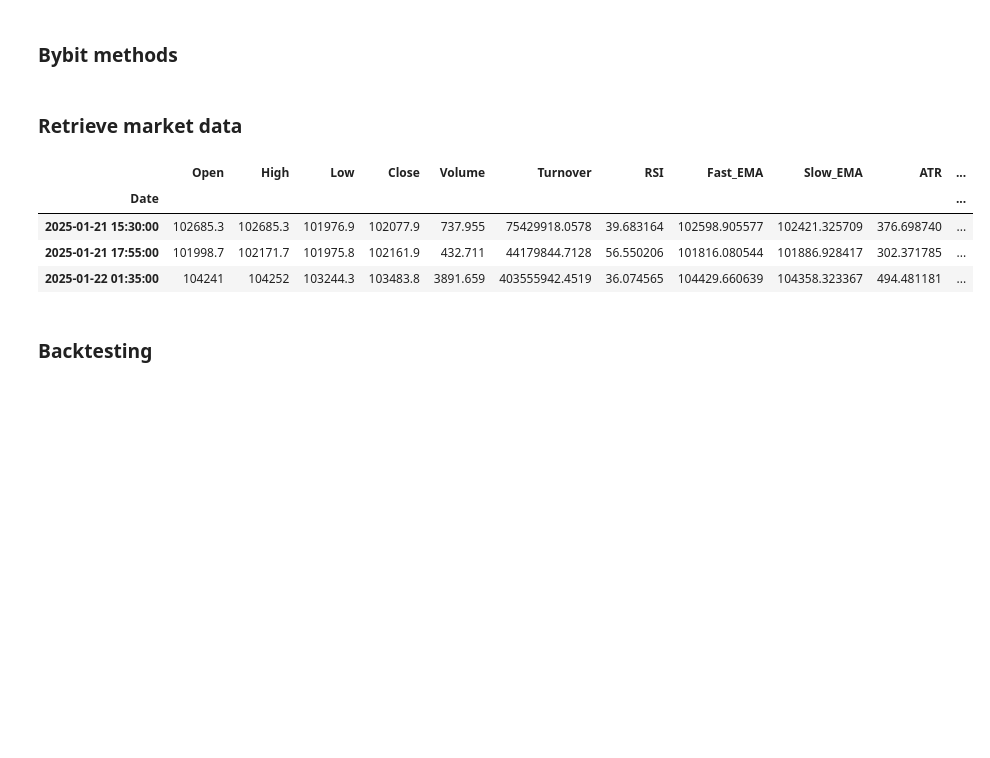
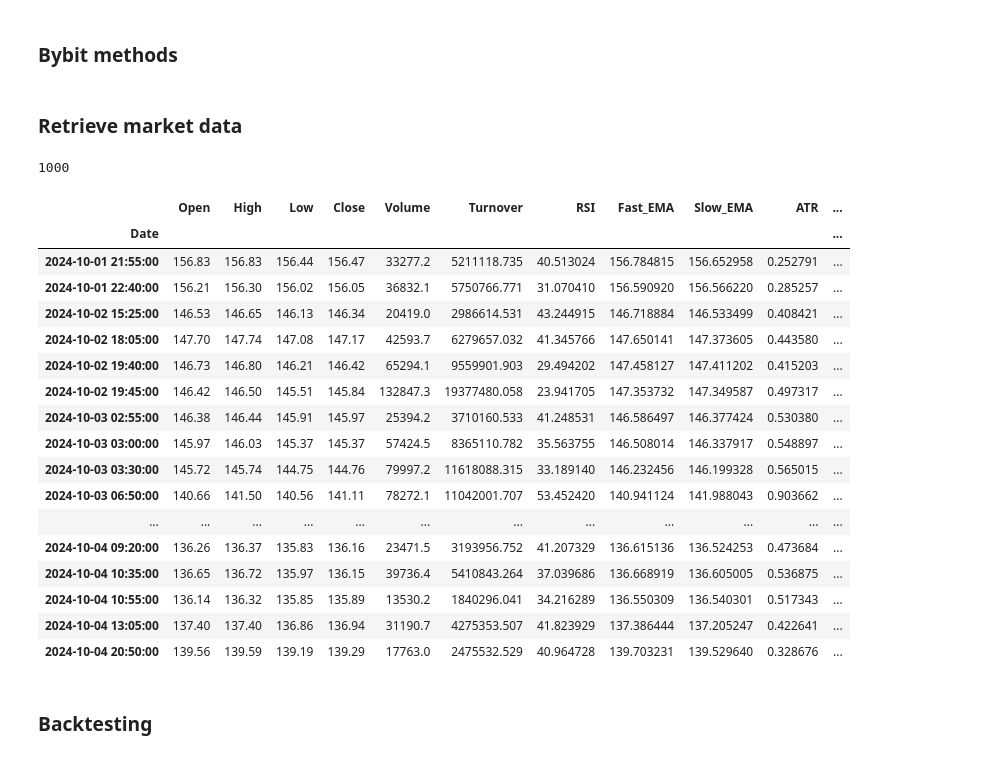
Before and after one commit to jackson0143/BybitTradingBot-Collection, a Jupyter notebook: test.ipynb, the cells around one changed output. Cells and saved outputs as stored; diff of their text form; code cells hidden in the pictures; blank space fills up the shorter version.

```diff
--- a/test.ipynb
+++ b/test.ipynb
@@ -30,7 +30,8 @@ session = HTTP(
 # %% [markdown]
 ### Bybit methods
 # %%
-
+from datetime import datetime
+import time
 def get_account_balance(ticker):
     # Retrieve account balance from Bybit
     response = session.get_wallet_balance(accountType="UNIFIED",coin=ticker)
@@ -45,10 +46,20 @@ def get_account_balance(ticker):
         return None
 
 
-def fetch_market_data(symbol, interval, category):
 
+
+def fetch_market_data(symbol, interval, category, start_date=None, end_date=None ):
+    #setup time parameters
+    if start_date:
+        start_date = int(pd.to_datetime(start_date).timestamp()*1000)
+
+
+    if end_date:
+        end_date = int(pd.to_datetime(end_date).timestamp()*1000)
+    #print(start_ts, end_ts, start_date, end_date)
     #Setup graph
-    data = session.get_kline(symbol=symbol, interval=interval, category = category)
+    data = session.get_kline(symbol=symbol, interval=interval, category = category,limit = 1000, start= start_date
+    )
     df = pd.DataFrame(data['result']['list'])
     df.columns = ['Date', 'Open', 'High', 'Low', 'Close', 'Volume', 'Turnover']
 
@@ -62,8 +73,8 @@ def fetch_market_data(symbol, interval, category):
 
     #add relevant indicators
     df['RSI'] = ta.rsi(df['Close'].astype(float), length = 14)
-    df['Fast_EMA'] = ta.ema(df['Close'].astype(float), length=9)
-    df['Slow_EMA'] = ta.ema(df['Close'].astype(float), length=30)
+    df['Fast_EMA'] = ta.ema(df['Close'].astype(float), length=30)
+    df['Slow_EMA'] = ta.ema(df['Close'].astype(float), length=50)
 
     df['ATR'] = ta.atr(df['High'].astype(float), df['Low'].astype(float),df['Close'].astype(float), length=7)
 
@@ -78,12 +89,15 @@ def fetch_market_data(symbol, interval, category):
 
 
     df['pointpos'] = [
-    float(row['Low']) - 500 if row['TOTAL_SIGNAL'] == 1 else #LONG
-    float(row['High']) + 500 if row['TOTAL_SIGNAL'] == -1 else #SHORT
+    float(row['Low']) - (float(row['High']) - float(row['Low'])) * 0.5 if row['TOTAL_SIGNAL'] == 1 else  # LONG
+    float(row['High']) + (float(row['High']) - float(row['Low'])) * 0.5 if row['TOTAL_SIGNAL'] == -1 else  # SHORT
     None
     for _, row in df.iterrows()
+
 ]
     return df
+
+
 
 
 def ema_signal(df, current_candle, backcandles=6 ):
@@ -115,40 +129,65 @@ def total_signal(df, current_candle, backcandles = 6):
 # %% [markdown]
 ### Retrieve market data
 # %%
-symbol = 'BTCUSDT'
+symbol = 'SOLUSDT'
 interval = '5'
 category = 'linear'
-df = fetch_market_data(symbol,interval, category )
+start_date = '2024-10-01 00:00:00'
+end_date = '2023-02-01 00:00:00'
+
+
+df = fetch_market_data(symbol,interval, category, start_date, None)
+
+
+df[['Open', 'High', 'Low', 'Close', 'Volume']] = df[['Open', 'High', 'Low', 'Close', 'Volume']].apply(pd.to_numeric)
+
+print(len(df))
 display(df[df['TOTAL_SIGNAL']!= 0].tail(30))
 
-
+#display(df.tail(30))
+#print(df.dtypes)
 
 
 fig = go.Figure(data = go.Candlestick(x=df.index,
                                       open = df['Open'],
                                       high = df['High'],
                                       low = df['Low'],
                                       close = df['Close']))
 #fig.update_layout(xaxis_rangeslider_visible=False)
 
 fig.add_trace(go.Scatter(x=df.index, y=df['Fast_EMA'], line=dict(color='blue'), name='Fast EMA (9)'))
 fig.add_trace(go.Scatter(x=df.index, y=df['Slow_EMA'], line=dict(color='red'), name='Slow EMA (21)'))
 
 fig.add_trace(go.Scatter(x=df.index, y=df['BBU_20_2.0'], line=dict(color='green', width = 1), name='Upper Band'))
 fig.add_trace(go.Scatter(x=df.index, y=df['BBL_20_2.0'], line=dict(color='orange', width = 1), name='Lower Band'))
 
 
 fig.add_scatter(x= df.index, y=df['pointpos'], mode='markers', marker=dict(size=5, color = "MediumPurple"), name = "entry")
 fig.update_layout(
     width=1200,
     height=800
 )
+
 fig.show()
 # %% [output]
+1000
 |  | Open | High | Low | Close | Volume | Turnover | RSI | Fast_EMA | Slow_EMA | ATR | ... |
 | Date |  |  |  |  |  |  |  |  |  |  | ... |
-| 2025-01-21 15:30:00 | 102685.3 | 102685.3 | 101976.9 | 102077.9 | 737.955 | 75429918.0578 | 39.683164 | 102598.905577 | 102421.325709 | 376.698740 | ... |
-| 2025-01-21 17:55:00 | 101998.7 | 102171.7 | 101975.8 | 102161.9 | 432.711 | 44179844.7128 | 56.550206 | 101816.080544 | 101886.928417 | 302.371785 | ... |
-| 2025-01-22 01:35:00 | 104241 | 104252 | 103244.3 | 103483.8 | 3891.659 | 403555942.4519 | 36.074565 | 104429.660639 | 104358.323367 | 494.481181 | ... |
+| 2024-10-01 21:55:00 | 156.83 | 156.83 | 156.44 | 156.47 | 33277.2 | 5211118.735 | 40.513024 | 156.784815 | 156.652958 | 0.252791 | ... |
+| 2024-10-01 22:40:00 | 156.21 | 156.30 | 156.02 | 156.05 | 36832.1 | 5750766.771 | 31.070410 | 156.590920 | 156.566220 | 0.285257 | ... |
+| 2024-10-02 15:25:00 | 146.53 | 146.65 | 146.13 | 146.34 | 20419.0 | 2986614.531 | 43.244915 | 146.718884 | 146.533499 | 0.408421 | ... |
+| 2024-10-02 18:05:00 | 147.70 | 147.74 | 147.08 | 147.17 | 42593.7 | 6279657.032 | 41.345766 | 147.650141 | 147.373605 | 0.443580 | ... |
+| 2024-10-02 19:40:00 | 146.73 | 146.80 | 146.21 | 146.42 | 65294.1 | 9559901.903 | 29.494202 | 147.458127 | 147.411202 | 0.415203 | ... |
+| 2024-10-02 19:45:00 | 146.42 | 146.50 | 145.51 | 145.84 | 132847.3 | 19377480.058 | 23.941705 | 147.353732 | 147.349587 | 0.497317 | ... |
+| 2024-10-03 02:55:00 | 146.38 | 146.44 | 145.91 | 145.97 | 25394.2 | 3710160.533 | 41.248531 | 146.586497 | 146.377424 | 0.530380 | ... |
+| 2024-10-03 03:00:00 | 145.97 | 146.03 | 145.37 | 145.37 | 57424.5 | 8365110.782 | 35.563755 | 146.508014 | 146.337917 | 0.548897 | ... |
+| 2024-10-03 03:30:00 | 145.72 | 145.74 | 144.75 | 144.76 | 79997.2 | 11618088.315 | 33.189140 | 146.232456 | 146.199328 | 0.565015 | ... |
+| 2024-10-03 06:50:00 | 140.66 | 141.50 | 140.56 | 141.11 | 78272.1 | 11042001.707 | 53.452420 | 140.941124 | 141.988043 | 0.903662 | ... |
+| ... | ... | ... | ... | ... | ... | ... | ... | ... | ... | ... | ... |
+| 2024-10-04 09:20:00 | 136.26 | 136.37 | 135.83 | 136.16 | 23471.5 | 3193956.752 | 41.207329 | 136.615136 | 136.524253 | 0.473684 | ... |
+| 2024-10-04 10:35:00 | 136.65 | 136.72 | 135.97 | 136.15 | 39736.4 | 5410843.264 | 37.039686 | 136.668919 | 136.605005 | 0.536875 | ... |
+| 2024-10-04 10:55:00 | 136.14 | 136.32 | 135.85 | 135.89 | 13530.2 | 1840296.041 | 34.216289 | 136.550309 | 136.540301 | 0.517343 | ... |
+| 2024-10-04 13:05:00 | 137.40 | 137.40 | 136.86 | 136.94 | 31190.7 | 4275353.507 | 41.823929 | 137.386444 | 137.205247 | 0.422641 | ... |
+| 2024-10-04 20:50:00 | 139.56 | 139.59 | 139.19 | 139.29 | 17763.0 | 2475532.529 | 40.964728 | 139.703231 | 139.529640 | 0.328676 | ... |
 # %% [markdown]
 ### Backtesting
```
Also changed, not shown: parts of 3 cells of this notebook, 1 other file.
